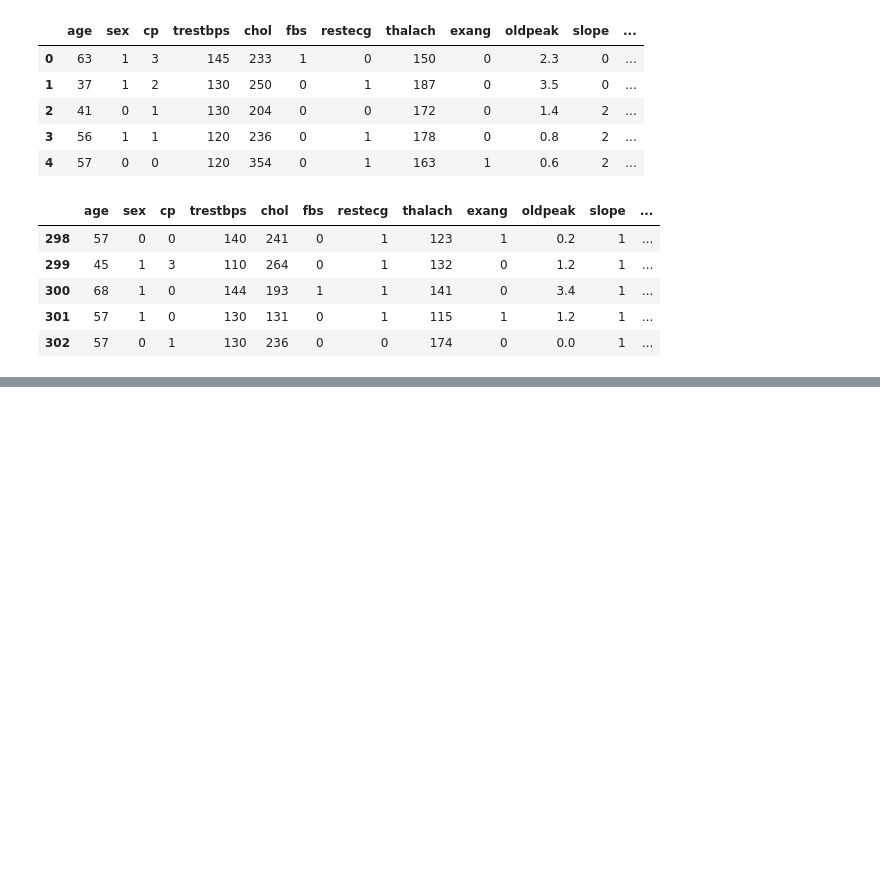
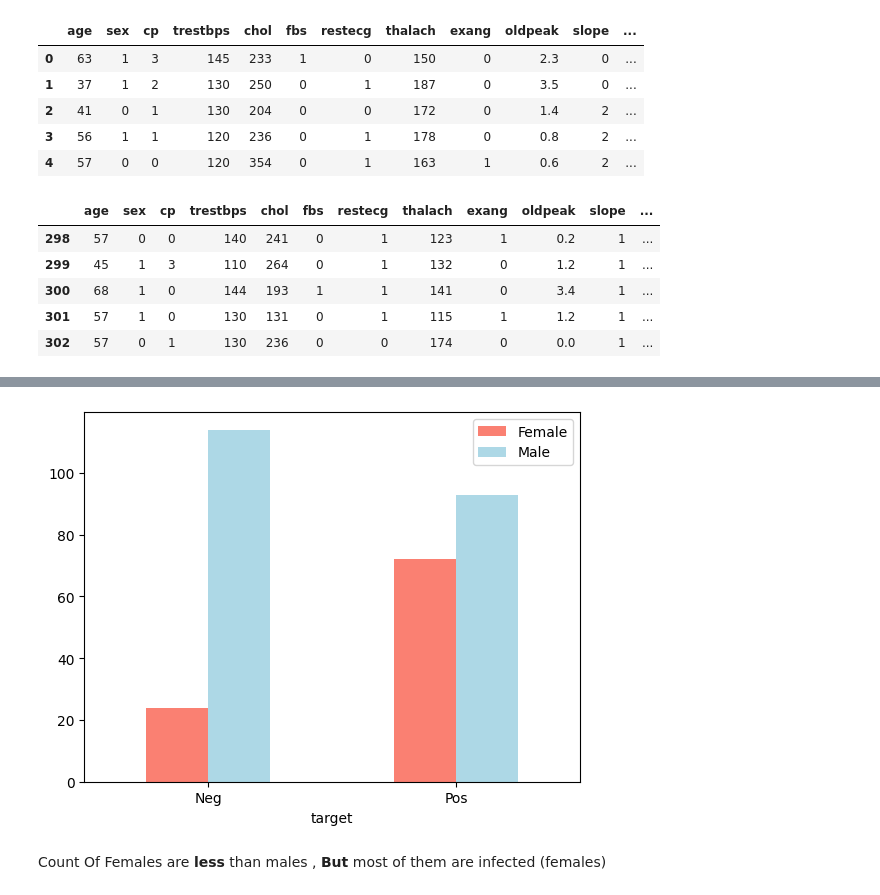
Before and after one commit to Hamid-Ba/heart-disease-project, a Jupyter notebook: Heart Disease Project.ipynb, the cells around one changed output, grey strips where cells are left out. Saved outputs shown, nothing was run; the diff lists cells and outputs as text; code cells hidden in the pictures; blank space fills up the shorter version.

```diff
--- a/Heart Disease Project.ipynb
+++ b/Heart Disease Project.ipynb
@@ -138,0 +185,8 @@ plt.xticks([0, 1],labels=["Pos", "Neg"], rotation=0);
+# %%
+pd.crosstab(df.target, df.sex).plot(kind="bar", color=["salmon", "lightblue"])
+plt.legend(["Female", "Male"])
+plt.xticks([0, 1], ["Neg", "Pos"], rotation=0);
+# %% [output]
+[figure, added]
+# %% [markdown]
+Count Of Females are **less** than males , **But** most of them are infected (females)
```
Also changed, not shown: parts of 27 cells of this notebook.
